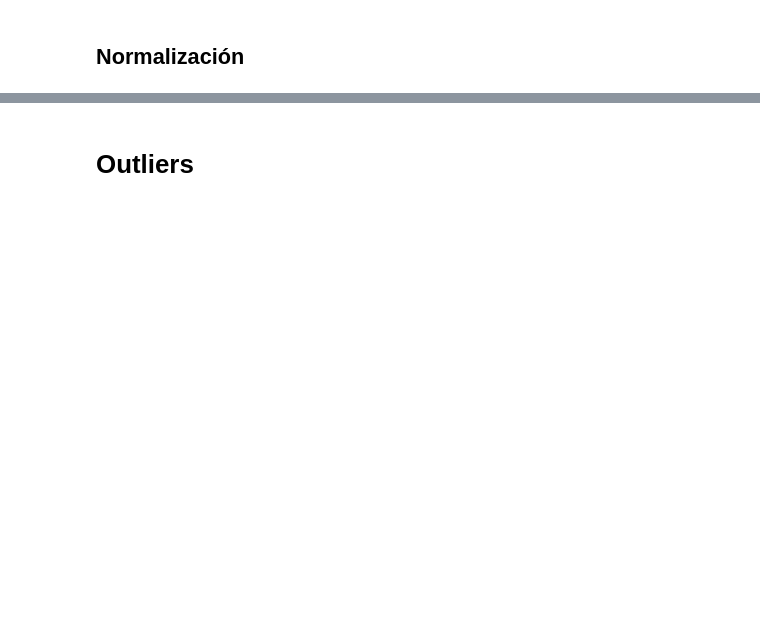
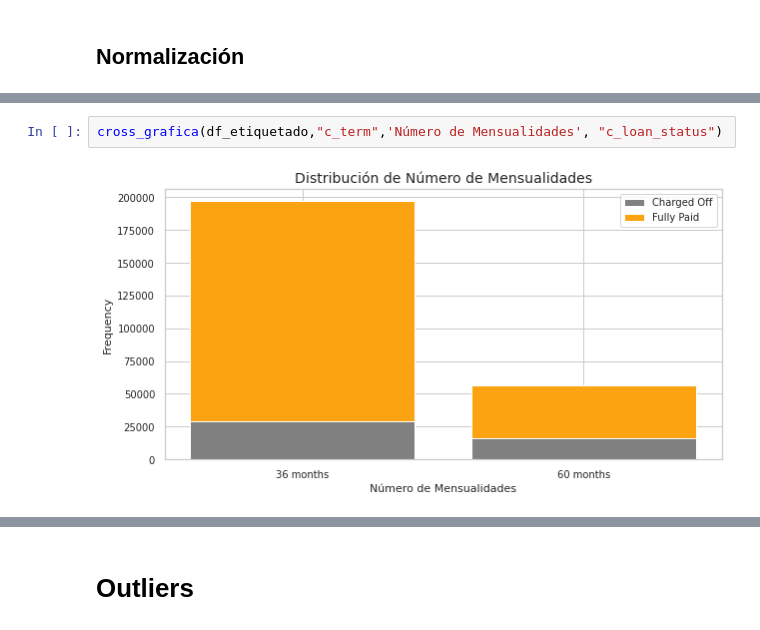
Before and after one commit to danielfrgs/2023_1-Aprendizaje_Maquina, a Jupyter notebook: Practicas/P1/AM_P1.ipynb, the cells around one changed output, grey strips where cells are left out. Saved outputs shown, nothing was run; the diff lists cells and outputs as text; blank space fills up the shorter version.

```diff
--- a/Practicas/P1/AM_P1.ipynb
+++ b/Practicas/P1/AM_P1.ipynb
@@ -488,0 +1286,4 @@ df_etiquetado.head()
+# %%
+cross_grafica(df_etiquetado,"c_term",'Número de Mensualidades', "c_loan_status")
+# %% [output]
+[figure, added]
```
Also changed, not shown: parts of 170 cells of this notebook, 3 other files.
